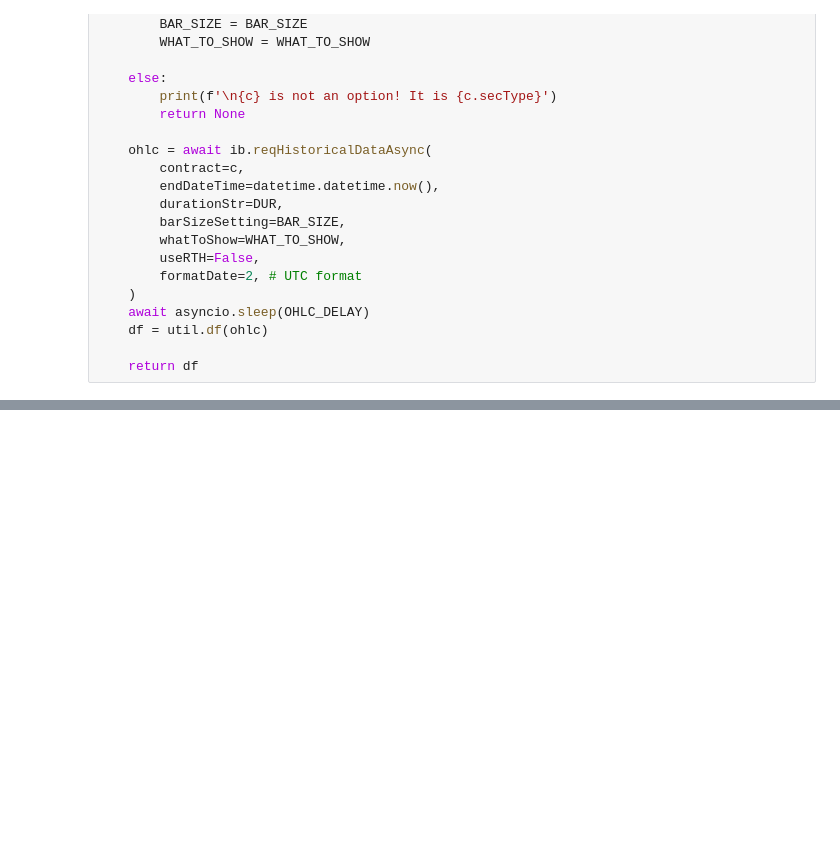
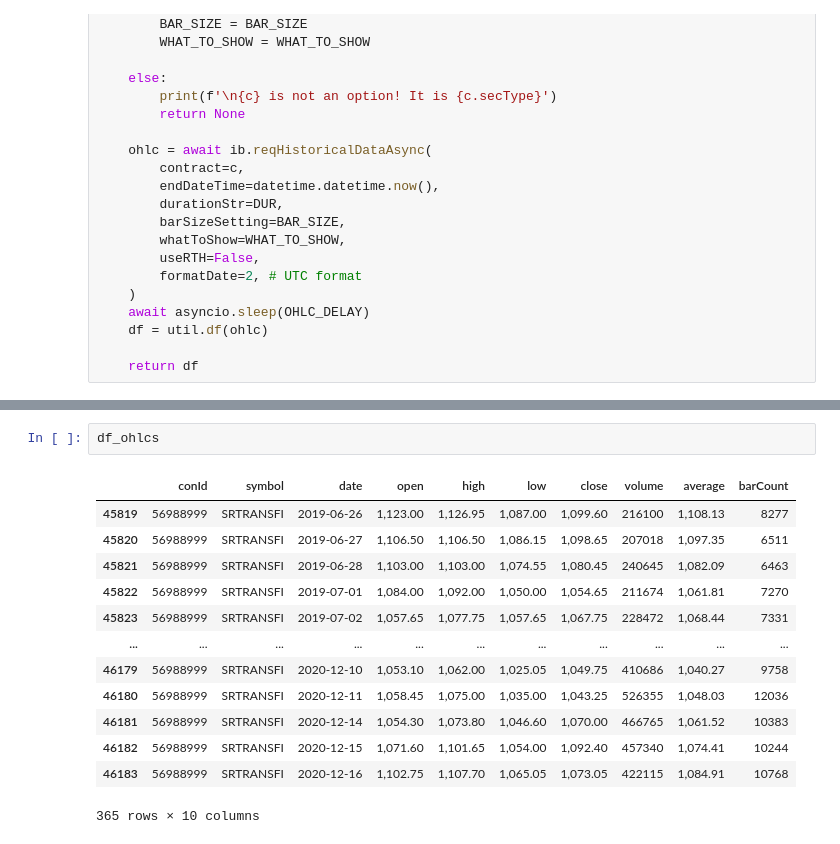
Before and after one commit to reservoirinvest/learn, a Jupyter notebook: ib/wb_nakeds.ipynb, the cells around one changed output, grey strips where cells are left out. Drawn from its saved outputs; the diff is of its cells as text; blank space fills up the shorter version.

```diff
--- a/ib/wb_nakeds.ipynb
+++ b/ib/wb_nakeds.ipynb
@@ -282,0 +345,16 @@ util.barplot(opt_ohlcs1, title=opt_ct.localSymbol),
+# %%
+df_ohlcs
+# %% [output]
+|  | conId | symbol | date | open | high | low | close | volume | average | barCount |
+| 45819 | 56988999 | SRTRANSFI | 2019-06-26 | 1,123.00 | 1,126.95 | 1,087.00 | 1,099.60 | 216100 | 1,108.13 | 8277 |
+| 45820 | 56988999 | SRTRANSFI | 2019-06-27 | 1,106.50 | 1,106.50 | 1,086.15 | 1,098.65 | 207018 | 1,097.35 | 6511 |
+| 45821 | 56988999 | SRTRANSFI | 2019-06-28 | 1,103.00 | 1,103.00 | 1,074.55 | 1,080.45 | 240645 | 1,082.09 | 6463 |
+| 45822 | 56988999 | SRTRANSFI | 2019-07-01 | 1,084.00 | 1,092.00 | 1,050.00 | 1,054.65 | 211674 | 1,061.81 | 7270 |
+| 45823 | 56988999 | SRTRANSFI | 2019-07-02 | 1,057.65 | 1,077.75 | 1,057.65 | 1,067.75 | 228472 | 1,068.44 | 7331 |
+| ... | ... | ... | ... | ... | ... | ... | ... | ... | ... | ... |
+| 46179 | 56988999 | SRTRANSFI | 2020-12-10 | 1,053.10 | 1,062.00 | 1,025.05 | 1,049.75 | 410686 | 1,040.27 | 9758 |
+| 46180 | 56988999 | SRTRANSFI | 2020-12-11 | 1,058.45 | 1,075.00 | 1,035.00 | 1,043.25 | 526355 | 1,048.03 | 12036 |
+| 46181 | 56988999 | SRTRANSFI | 2020-12-14 | 1,054.30 | 1,073.80 | 1,046.60 | 1,070.00 | 466765 | 1,061.52 | 10383 |
+| 46182 | 56988999 | SRTRANSFI | 2020-12-15 | 1,071.60 | 1,101.65 | 1,054.00 | 1,092.40 | 457340 | 1,074.41 | 10244 |
+| 46183 | 56988999 | SRTRANSFI | 2020-12-16 | 1,102.75 | 1,107.70 | 1,065.05 | 1,073.05 | 422115 | 1,084.91 | 10768 |
+365 rows × 10 columns
```
Also changed, not shown: parts of 23 cells of this notebook, 16 other files.
